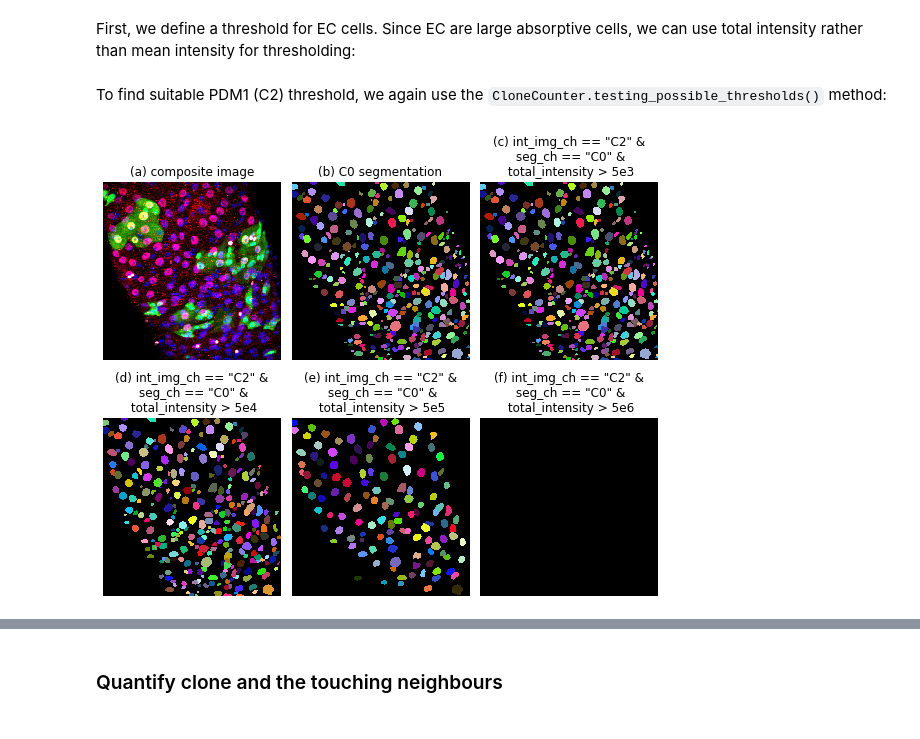
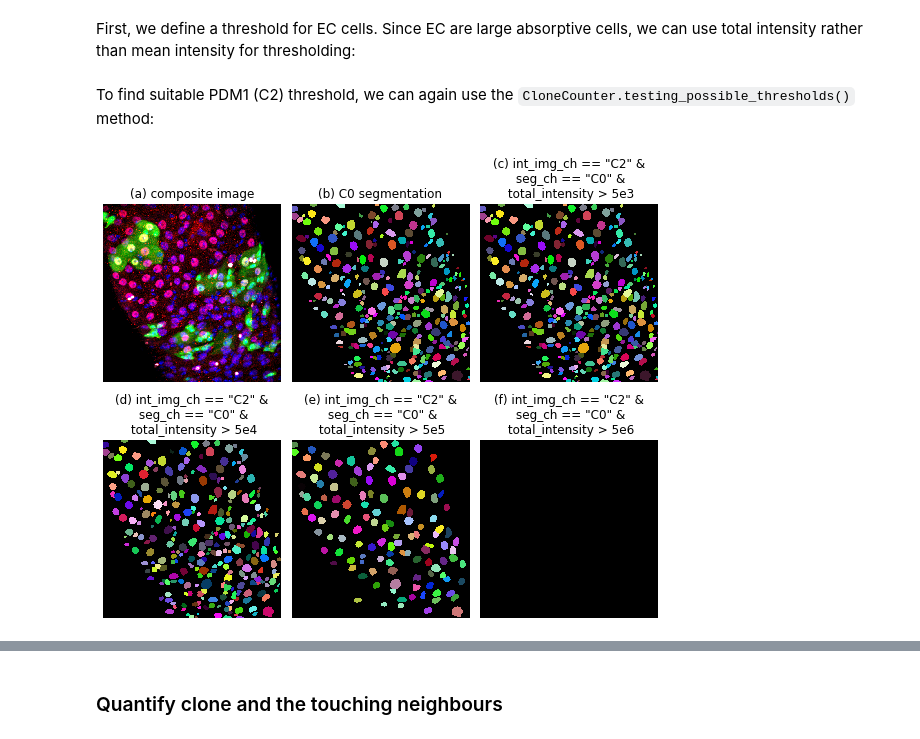
Before and after one commit to morriso1/clonedetective, a Jupyter notebook: 03_Tutorial_Walkthrough.ipynb, the cells around one changed output, grey strips where cells are left out. Saved outputs shown, nothing was run; the diff lists cells and outputs as text; code cells hidden in the pictures.

```diff
--- a/03_Tutorial_Walkthrough.ipynb
+++ b/03_Tutorial_Walkthrough.ipynb
@@ -460,17 +460,18 @@ exp.results_measurements = exp.results_measurements.eval(
     "total_intensity = mean_intensity * area"
 )
 # %% [markdown]
-To find suitable PDM1 (C2) threshold, we again use the `CloneCounter.testing_possible_thresholds()` method:
+To find suitable PDM1 (C2) threshold, we can again use the `CloneCounter.testing_possible_thresholds()` method:
 # %%
 exp.testing_possible_thresholds(
     int_img="a1g01p1",
     thresholds=[
         ['int_img_ch == "C2" & seg_ch == "C0" & total_intensity > 5e3'],
         ['int_img_ch == "C2" & seg_ch == "C0" & total_intensity > 5e4'],
         ['int_img_ch == "C2" & seg_ch == "C0" & total_intensity > 5e5'],
         ['int_img_ch == "C2" & seg_ch == "C0" & total_intensity > 5e6'],
-    ], figure_size=(8,7),
+    ],
+    figure_size=(8, 7),
     interpolation="none",
 )
 # %% [output]
-[figure, old version]
+[figure, new version]
```
Also changed, not shown: parts of 30 cells of this notebook, 11 other files.
